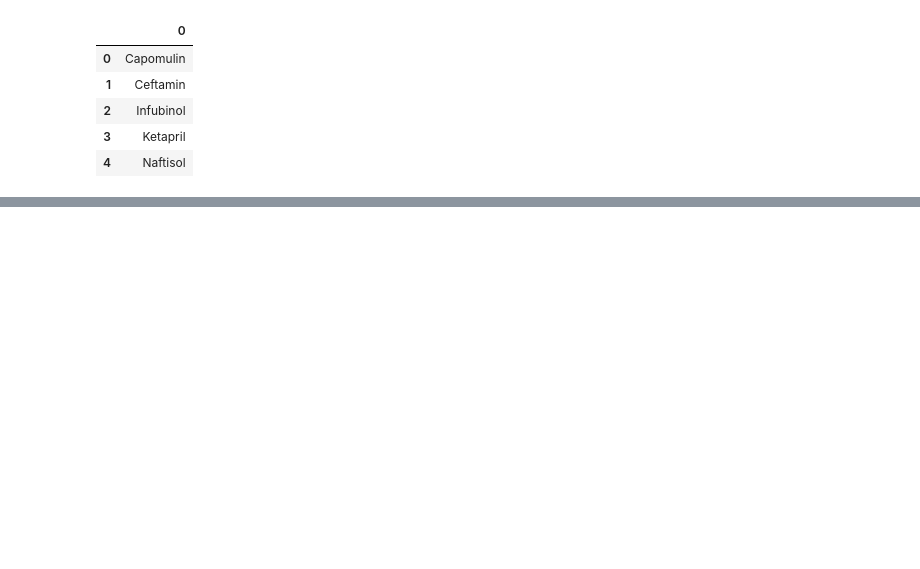
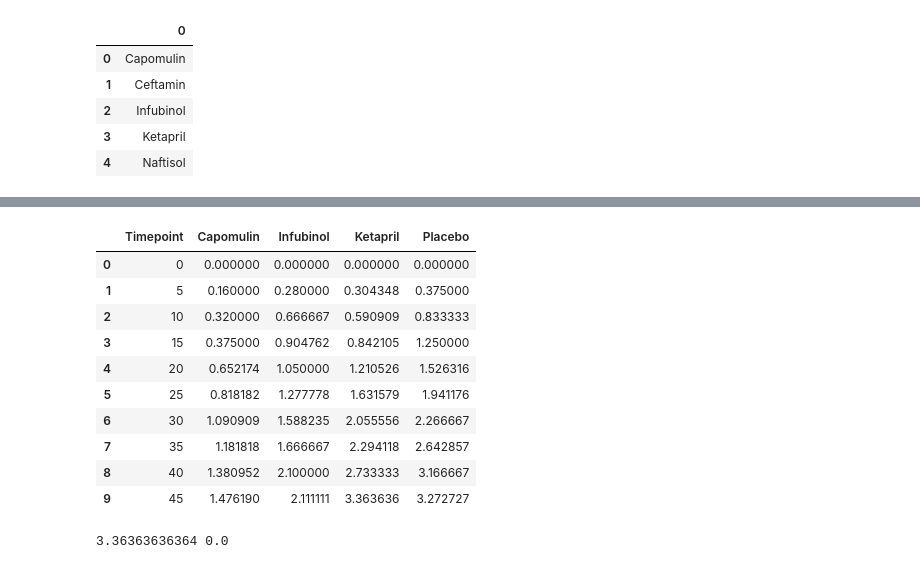
Before and after one commit to arunasunder/PYTHON-CHALLENGE, a Jupyter notebook: PyPharma/PharmaAnalyze.ipynb, the cells around one changed output, grey strips where cells are left out. Drawn from its saved outputs; the diff is of its cells as text; code cells hidden in the pictures; blank space fills up the shorter version.

```diff
--- a/PyPharma/PharmaAnalyze.ipynb
+++ b/PyPharma/PharmaAnalyze.ipynb
@@ -359,0 +408,26 @@ drug_unique.head()
+# %%
+# Group By Drugs for Drug 3 Ketapril
+clinical_ForKetapril = reduced_mouse_drug1[reduced_mouse_drug1['Drug'] == "Ketapril"].groupby('Timepoint')['Metastatic Sites'].mean()
+
+
+Ketapril_pd = pd.DataFrame (clinical_ForKetapril)
+
+Ketapril_pd.reset_index(inplace = True)
+Ketapril_pd.head()
+
+Ketapril_pd.rename(columns={"Metastatic Sites":"Ketapril"}, inplace=True)
+
+Ketapril_pd.head()
+
+# Group By Drugs for drug 4 Placebo
+clinical_ForPlacebo = reduced_mouse_drug1[reduced_mouse_drug1['Drug'] == "Placebo"].groupby('Timepoint')['Metastatic Sites'].mean()
+
+
+Placebo_pd = pd.DataFrame (clinical_ForPlacebo)
+
+Placebo_pd.reset_index(inplace = True)
+Placebo_pd.head()
+
+Placebo_pd.rename(columns={"Metastatic Sites":"Placebo"}, inplace=True)
+
+Placebo_pd.head()
@@ -359,0 +441,43 @@ drug_unique.head()
+# %%
+#Merge the Different Drug Dataframes by their Timepoints and Get final dataframe needed to make a scatter plot of
+# Metastatic Sites over time
+
+merged_ForCapInf = pd.merge(Capmoulin_pd , Infubinol_pd, on="Timepoint")
+
+merged_ForCapInf.head()
+
+merged_ForKetPla = pd.merge(Ketapril_pd , Placebo_pd, on="Timepoint")
+
+merged_ForKetPla.head()
+
+Metastatic_OverTime = pd.merge(merged_ForCapInf, merged_ForKetPla, on="Timepoint")
+
+Metastatic_OverTime.head(20)
+# %% [output]
+|  | Timepoint | Capomulin | Infubinol | Ketapril | Placebo |
+| 0 | 0 | 0.000000 | 0.000000 | 0.000000 | 0.000000 |
+| 1 | 5 | 0.160000 | 0.280000 | 0.304348 | 0.375000 |
+| 2 | 10 | 0.320000 | 0.666667 | 0.590909 | 0.833333 |
+| 3 | 15 | 0.375000 | 0.904762 | 0.842105 | 1.250000 |
+| 4 | 20 | 0.652174 | 1.050000 | 1.210526 | 1.526316 |
+| 5 | 25 | 0.818182 | 1.277778 | 1.631579 | 1.941176 |
+| 6 | 30 | 1.090909 | 1.588235 | 2.055556 | 2.266667 |
+| 7 | 35 | 1.181818 | 1.666667 | 2.294118 | 2.642857 |
+| 8 | 40 | 1.380952 | 2.100000 | 2.733333 | 3.166667 |
+| 9 | 45 | 1.476190 | 2.111111 | 3.363636 | 3.272727 |
+# %%
+#Find ymax and ymin value
+
+Metastatic_ByDrug = pd.DataFrame(reduced_mouse_drug1.groupby(['Drug','Timepoint'])['Metastatic Sites'].mean())
+
+
+Metastatic_ByDrug.head(100)
+#clincial_ForCapomulin.head()
+
+y_max_value = Metastatic_ByDrug["Metastatic Sites"].max()
+
+y_min_value = Metastatic_ByDrug["Metastatic Sites"].min()
+
+print ("%s %s" % (str(y_max_value), str(y_min_value)))
+# %% [output]
+3.36363636364 0.0
```
Also changed, not shown: parts of 8 cells of this notebook.
